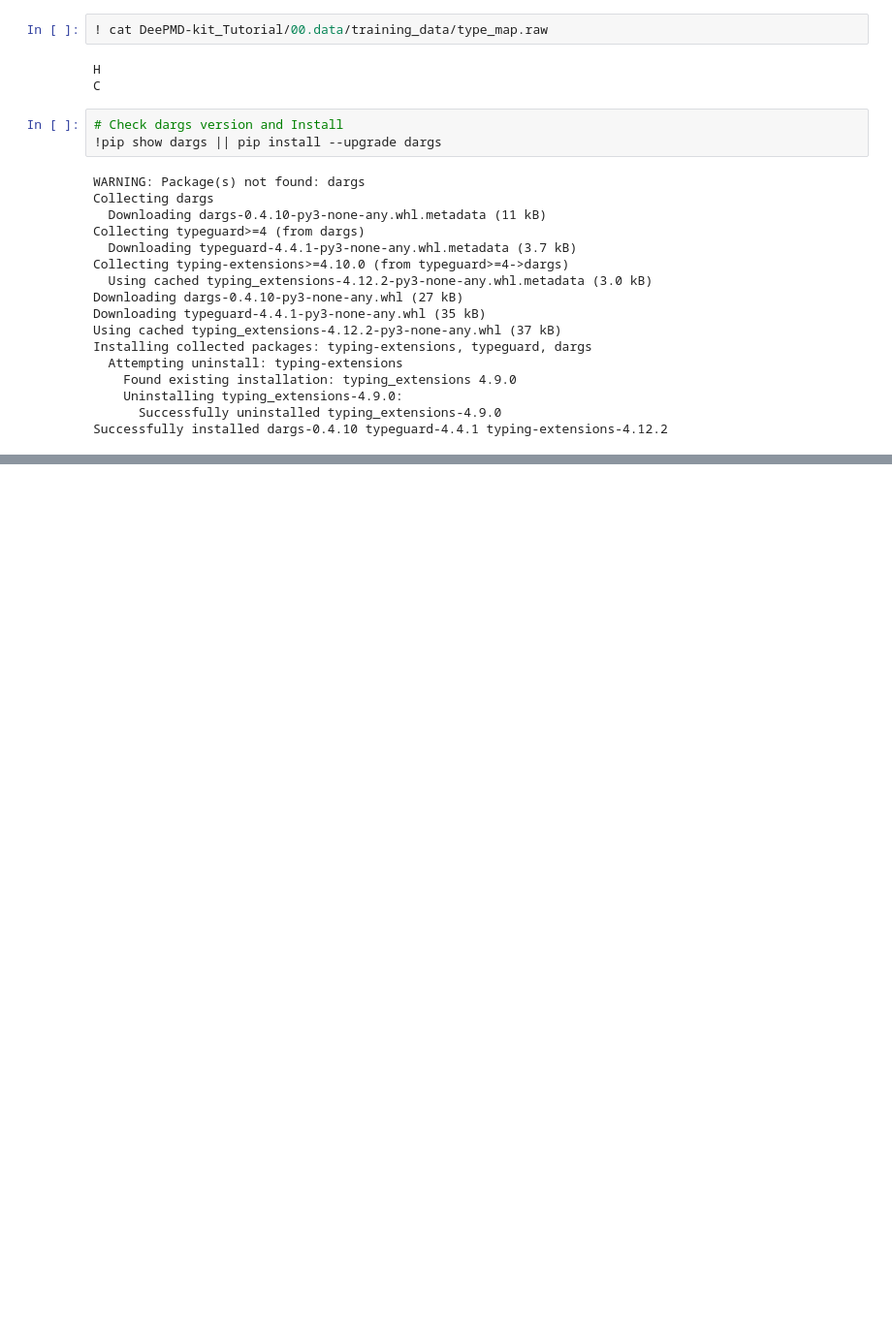
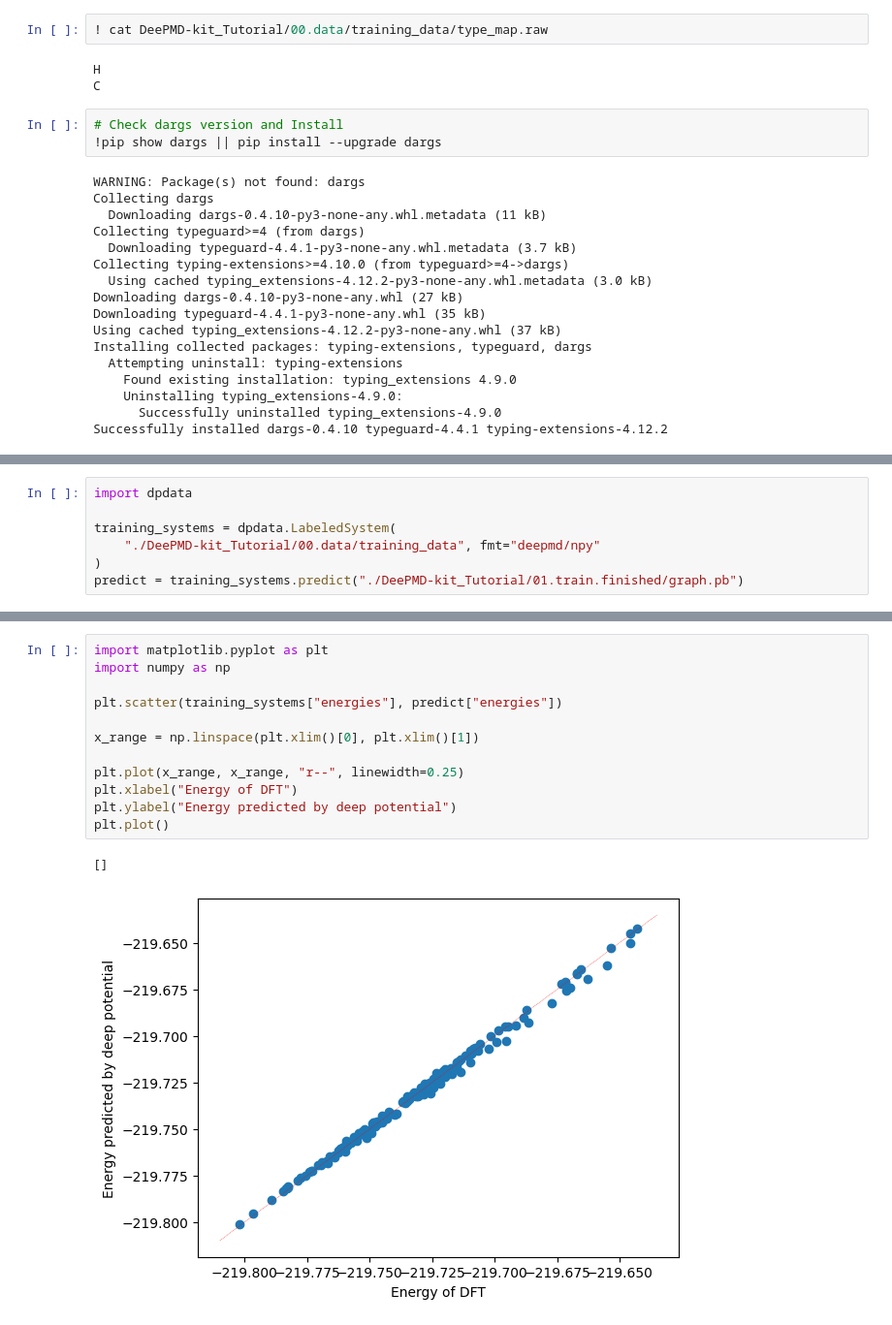
Before and after one commit to Long-Brian-Yang/deepmd_practice, a Jupyter notebook: deepmd-kit_tutorial.ipynb, the cells around one changed output, grey strips where cells are left out. Shown: that part at 97% size. Drawn from its saved outputs; the diff is of its cells as text; blank space fills up the shorter version.

```diff
--- a/deepmd-kit_tutorial.ipynb
+++ b/deepmd-kit_tutorial.ipynb
@@ -168,0 +277,7 @@ DEEPMD INFO    wall time: 111.771 s
+# %%
+import dpdata
+
+training_systems = dpdata.LabeledSystem(
+    "./DeePMD-kit_Tutorial/00.data/training_data", fmt="deepmd/npy"
+)
+predict = training_systems.predict("./DeePMD-kit_Tutorial/01.train.finished/graph.pb")
@@ -168,0 +299,15 @@ DEEPMD INFO    wall time: 111.771 s
+# %%
+import matplotlib.pyplot as plt
+import numpy as np
+
+plt.scatter(training_systems["energies"], predict["energies"])
+
+x_range = np.linspace(plt.xlim()[0], plt.xlim()[1])
+
+plt.plot(x_range, x_range, "r--", linewidth=0.25)
+plt.xlabel("Energy of DFT")
+plt.ylabel("Energy predicted by deep potential")
+plt.plot()
+# %% [output]
+[]
+[figure, added]
```
Also changed, not shown: parts of 9 cells of this notebook, 7 other files.
